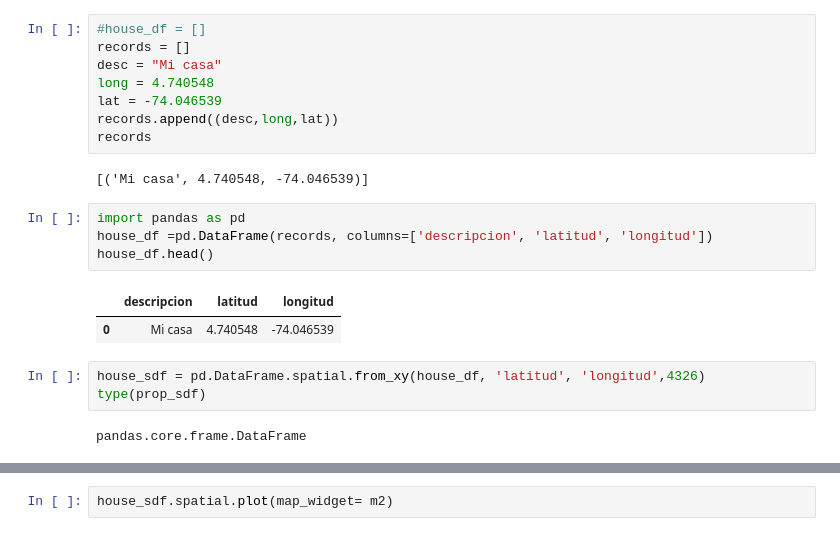
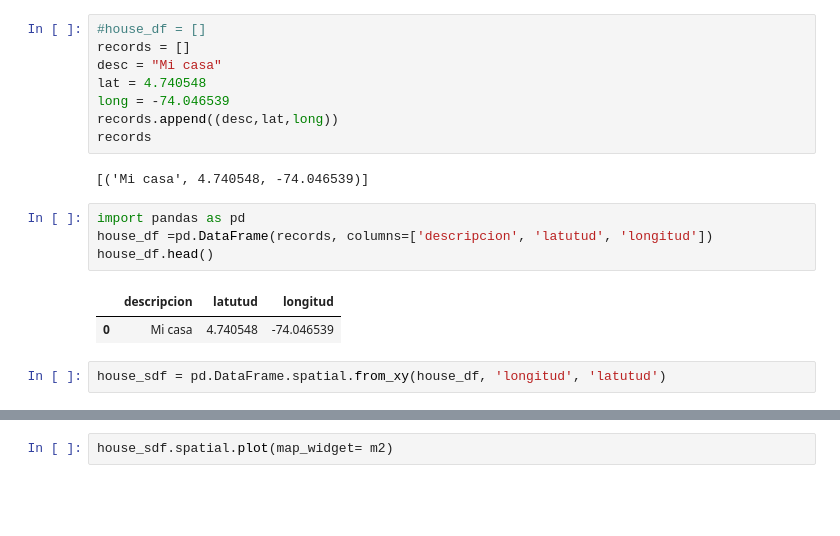
Before and after one commit to sacortesh/real-state-data-analysis, a Jupyter notebook: docs/learning/arcgis-commute-distance.ipynb, the cells around one changed output, grey strips where cells are left out. Cells and saved outputs as stored; diff of their text form; blank space fills up the shorter version.

```diff
--- a/docs/learning/arcgis-commute-distance.ipynb
+++ b/docs/learning/arcgis-commute-distance.ipynb
@@ -140,24 +26,21 @@ MapView(layout=Layout(height='400px', width='100%'))
 #house_df = []
 records = []
 desc = "Mi casa"
-long = 4.740548
-lat = -74.046539
-records.append((desc,long,lat))
+lat = 4.740548
+long = -74.046539
+records.append((desc,lat,long))
 records
 # %% [output]
 [('Mi casa', 4.740548, -74.046539)]
 # %%
 import pandas as pd
-house_df =pd.DataFrame(records, columns=['descripcion', 'latitud', 'longitud'])
+house_df =pd.DataFrame(records, columns=['descripcion', 'latutud', 'longitud'])
 house_df.head()
 # %% [output]
-|  | descripcion | latitud | longitud |
+|  | descripcion | latutud | longitud |
 | 0 | Mi casa | 4.740548 | -74.046539 |
 # %%
-house_sdf = pd.DataFrame.spatial.from_xy(house_df, 'latitud', 'longitud',4326)
-type(prop_sdf)
+house_sdf = pd.DataFrame.spatial.from_xy(house_df, 'longitud', 'latutud')
-# %% [output]
-pandas.core.frame.DataFrame
 # %%
 house_sdf.head()
 # %% [output]
```
Also changed, not shown: parts of 77 cells of this notebook, 3 other files.
